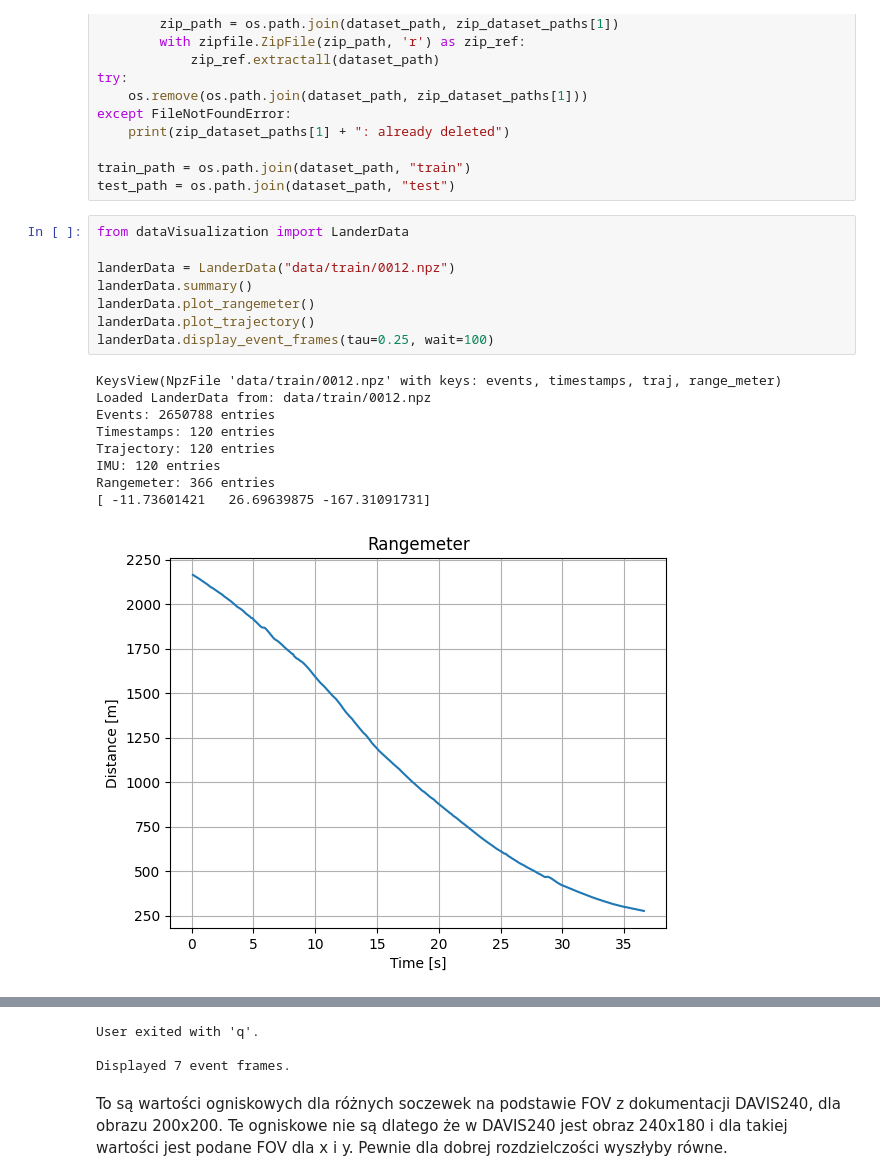
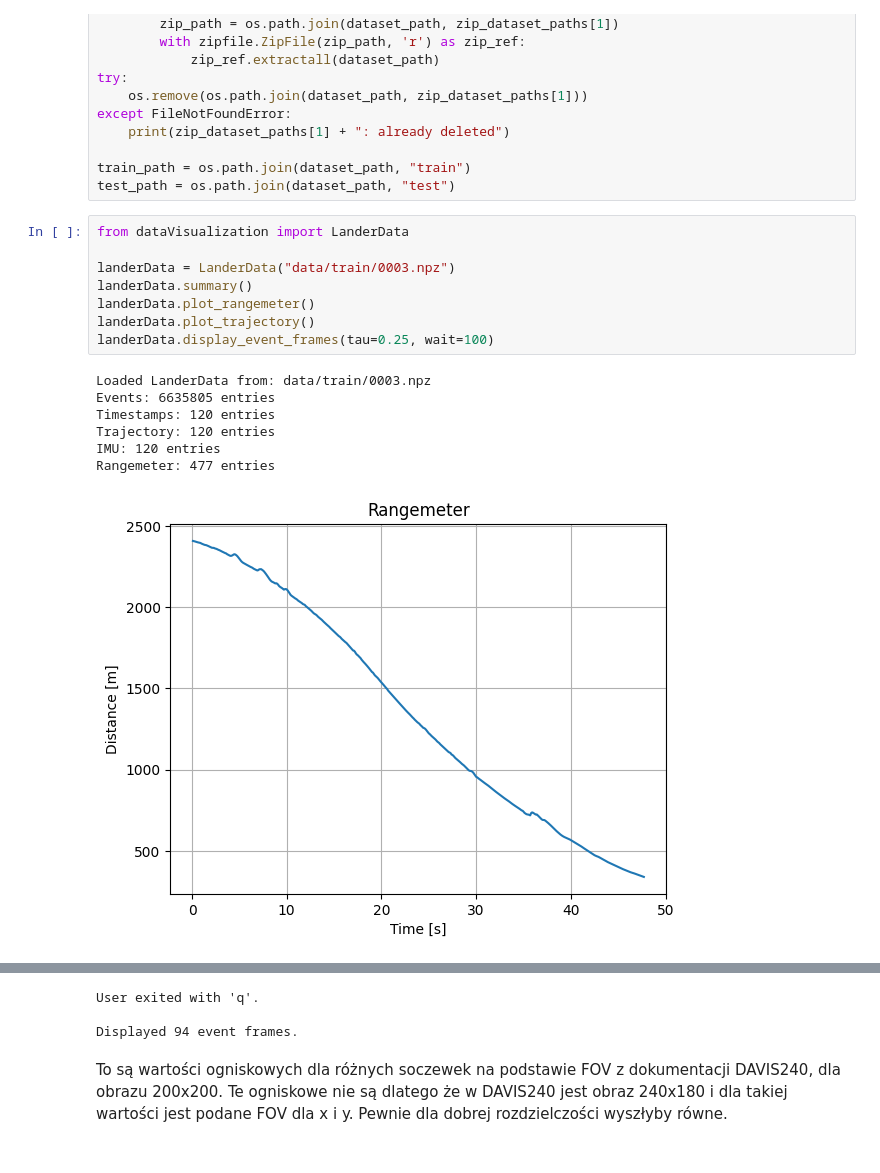
Before and after one commit to jrosa02/ZAW-Projekt, a Jupyter notebook: main.ipynb, the cells around one changed output, grey strips where cells are left out. Saved outputs shown, nothing was run; the diff lists cells and outputs as text.

```diff
--- a/main.ipynb
+++ b/main.ipynb
@@ -52,18 +52,16 @@ test_path = os.path.join(dataset_path, "test")
 # %%
 from dataVisualization import LanderData
 
-landerData = LanderData("data/train/0012.npz")
+landerData = LanderData("data/train/0003.npz")
 landerData.summary()
 landerData.plot_rangemeter()
 landerData.plot_trajectory()
 landerData.display_event_frames(tau=0.25, wait=100)
 # %% [output]
-KeysView(NpzFile 'data/train/0012.npz' with keys: events, timestamps, traj, range_meter)
-Loaded LanderData from: data/train/0012.npz
-Events: 2650788 entries
+Loaded LanderData from: data/train/0003.npz
+Events: 6635805 entries
 Timestamps: 120 entries
 Trajectory: 120 entries
 IMU: 120 entries
-Rangemeter: 366 entries
-[ -11.73601421   26.69639875 -167.31091731]
+Rangemeter: 477 entries
-[figure, old version]
+[figure, new version]
@@ -71,6 +69,6 @@ Rangemeter: 366 entries
 User exited with 'q'.
 
-Displayed 7 event frames.
+Displayed 94 event frames.
 # %% [markdown]
 To są wartości ogniskowych dla różnych soczewek na podstawie FOV z dokumentacji DAVIS240, dla obrazu 200x200. Te ogniskowe nie są dlatego że w DAVIS240 jest obraz 240x180 i dla takiej wartości jest podane FOV dla x i y. Pewnie dla dobrej rozdzielczości wyszłyby równe.
 ![image.png](attachment:image.png)
```
Also changed, not shown: parts of 2 cells of this notebook, 2 other files.
